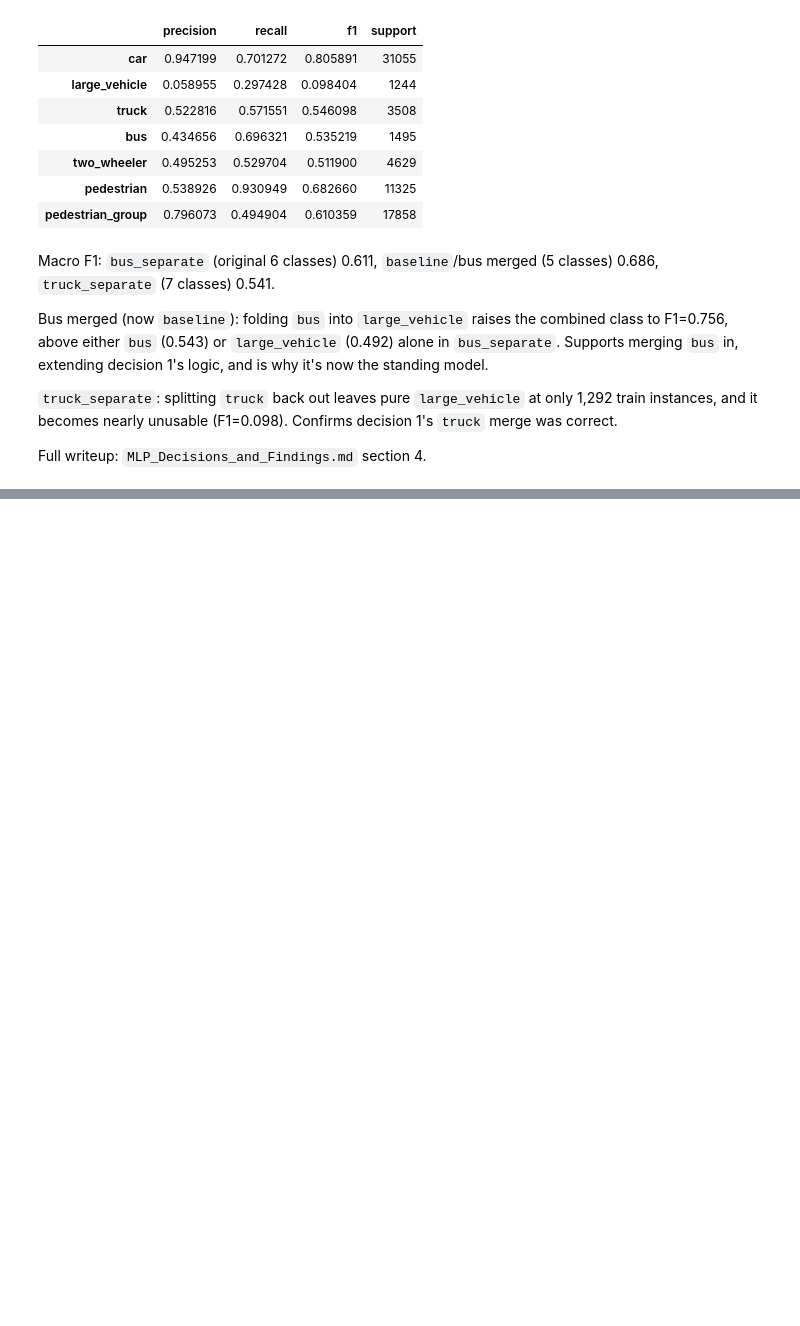
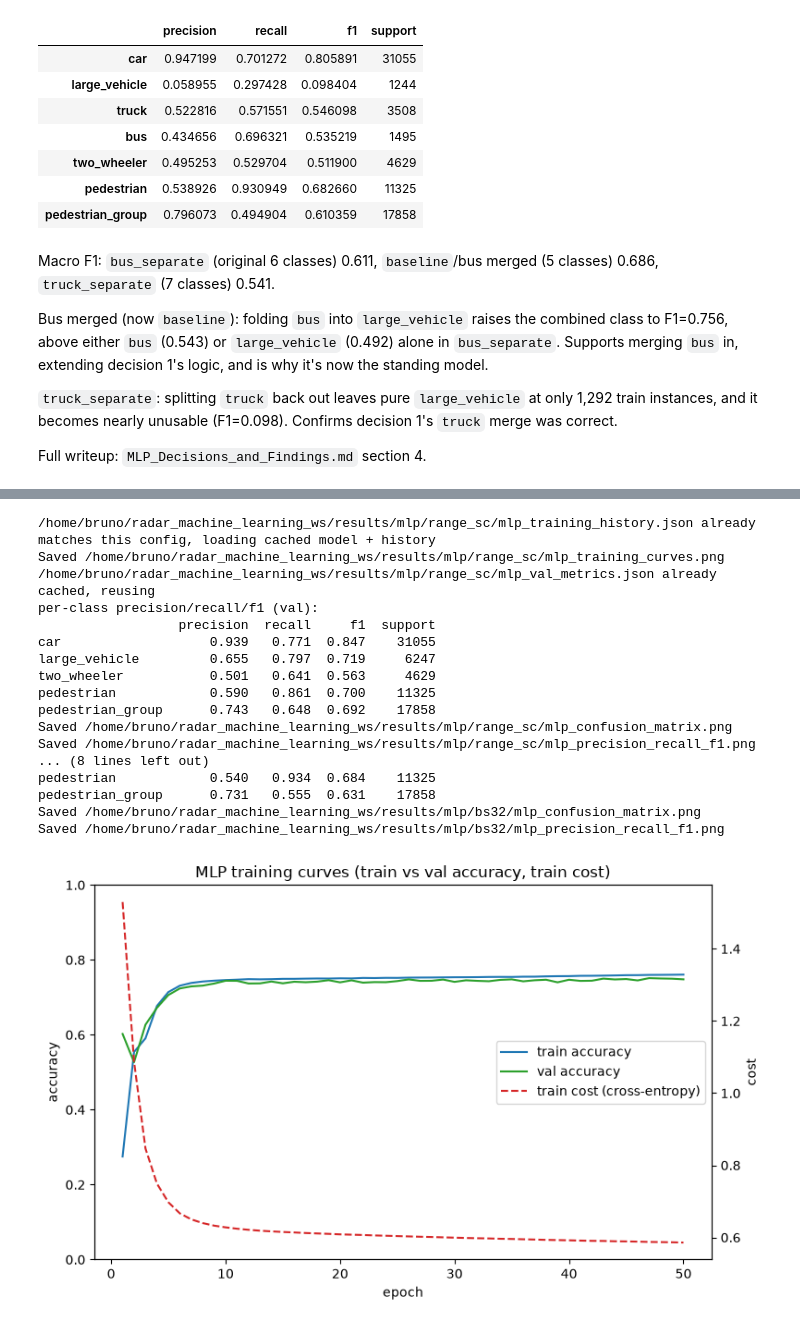
Before and after one commit to brunopinto900/radar-ml-autonomous-driving, a Jupyter notebook: notebooks/mlp_classifier.ipynb, the cells around one changed output, grey strips where cells are left out. Saved outputs shown, nothing was run; the diff lists cells and outputs as text; code cells hidden in the pictures; blank space fills up the shorter version.

```diff
--- a/notebooks/mlp_classifier.ipynb
+++ b/notebooks/mlp_classifier.ipynb
@@ -182,0 +187,25 @@ Full writeup: `MLP_Decisions_and_Findings.md` section 4.
+# %%
+from mlp_variants import run_variant
+
+# both cached, no retraining
+_, _, range_sc_metrics, _, _ = run_variant(df, "range_sc")
+_, _, bs32_metrics, _, _ = run_variant(df, "bs32")
+# %% [output]
+/home/bruno/radar_machine_learning_ws/results/mlp/range_sc/mlp_training_history.json already matches this config, loading cached model + history
+Saved /home/bruno/radar_machine_learning_ws/results/mlp/range_sc/mlp_training_curves.png
+/home/bruno/radar_machine_learning_ws/results/mlp/range_sc/mlp_val_metrics.json already cached, reusing
+per-class precision/recall/f1 (val):
+                  precision  recall     f1  support
+car                   0.939   0.771  0.847    31055
+large_vehicle         0.655   0.797  0.719     6247
+two_wheeler           0.501   0.641  0.563     4629
+pedestrian            0.590   0.861  0.700    11325
+pedestrian_group      0.743   0.648  0.692    17858
+Saved /home/bruno/radar_machine_learning_ws/results/mlp/range_sc/mlp_confusion_matrix.png
+Saved /home/bruno/radar_machine_learning_ws/results/mlp/range_sc/mlp_precision_recall_f1.png
+... (8 lines left out)
+pedestrian            0.540   0.934  0.684    11325
+pedestrian_group      0.731   0.555  0.631    17858
+Saved /home/bruno/radar_machine_learning_ws/results/mlp/bs32/mlp_confusion_matrix.png
+Saved /home/bruno/radar_machine_learning_ws/results/mlp/bs32/mlp_precision_recall_f1.png
+[figure, added]
```
Also changed, not shown: parts of 8 cells of this notebook.
